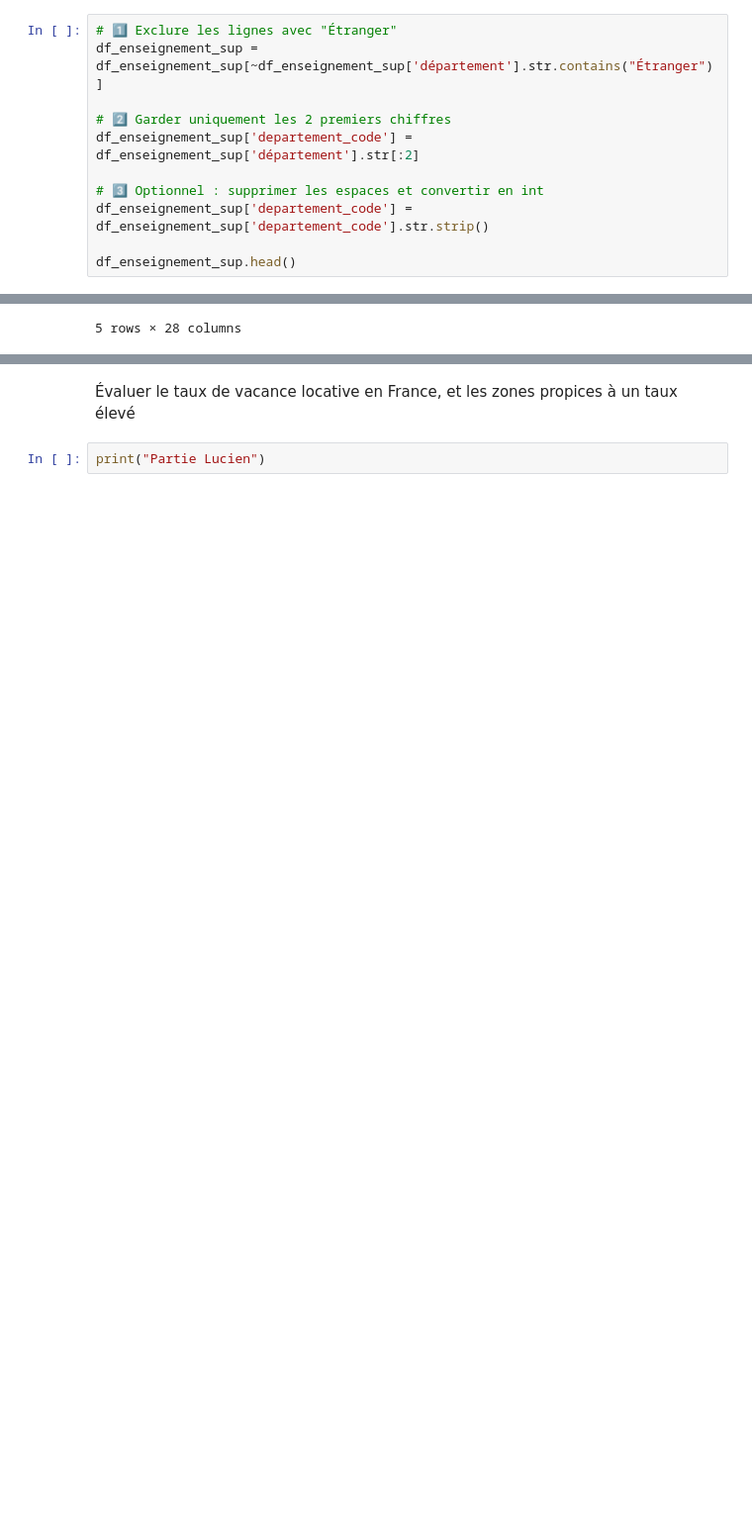
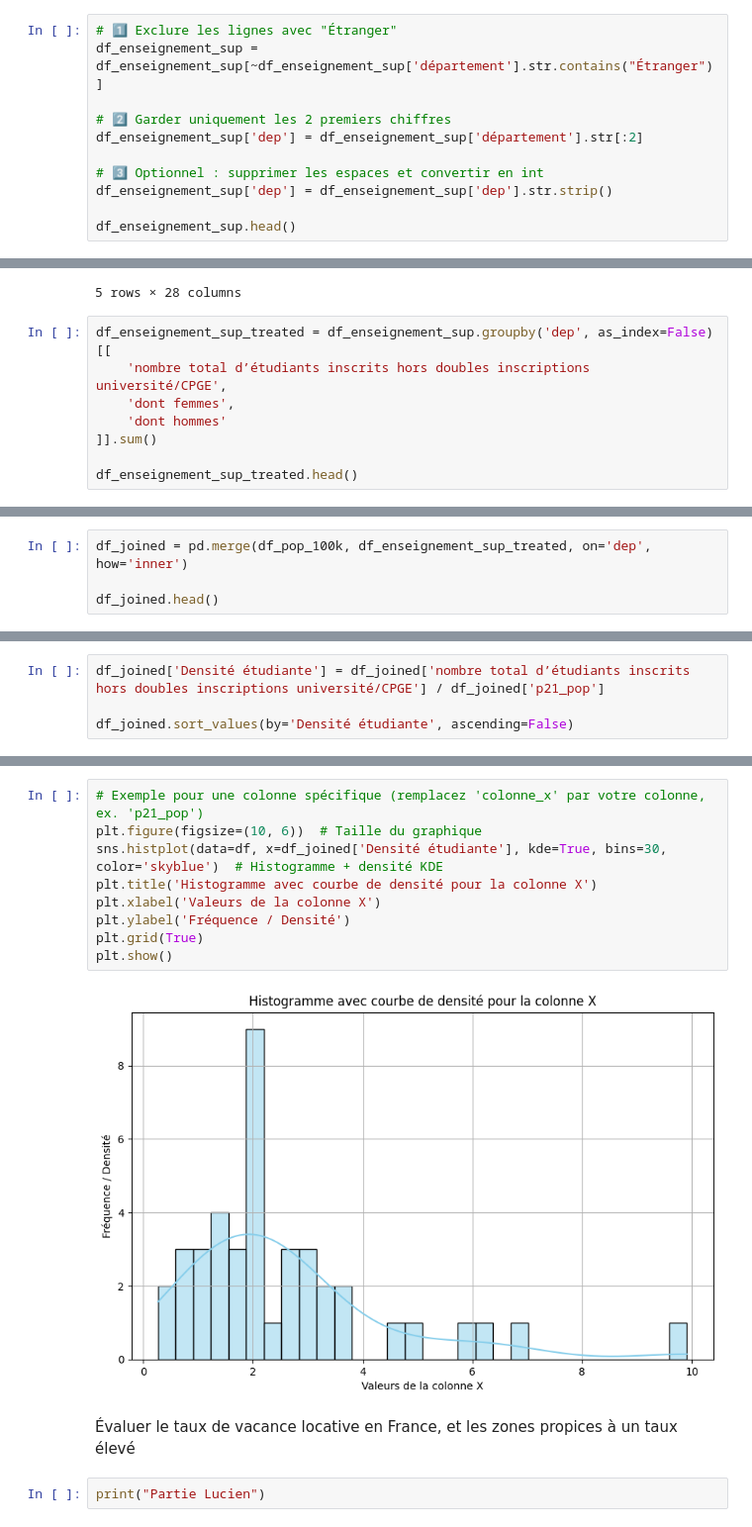
Before and after one commit to adam2504/Analyse_Donnees_Foncieres, a Jupyter notebook: notebook_adam.ipynb, the cells around one changed output, grey strips where cells are left out. Shown at 99% size. Cells and saved outputs as stored; diff of their text form; blank space fills up the shorter version.

```diff
--- a/notebook_adam.ipynb
+++ b/notebook_adam.ipynb
@@ -179,10 +185,10 @@ df_enseignement_sup.head()
 df_enseignement_sup = df_enseignement_sup[~df_enseignement_sup['département'].str.contains("Étranger")]
 
 # 2️⃣ Garder uniquement les 2 premiers chiffres
-df_enseignement_sup['departement_code'] = df_enseignement_sup['département'].str[:2]
+df_enseignement_sup['dep'] = df_enseignement_sup['département'].str[:2]
 
 # 3️⃣ Optionnel : supprimer les espaces et convertir en int
-df_enseignement_sup['departement_code'] = df_enseignement_sup['departement_code'].str.strip()
+df_enseignement_sup['dep'] = df_enseignement_sup['dep'].str.strip()
 
 df_enseignement_sup.head()
 # %% [output]
@@ -193,3 +199,11 @@ df_enseignement_sup.head()
 | 4 | 2023 | Écoles de commerce, gestion et vente | Privé | 0593202K | ... |
 | 5 | 2023 | Écoles de commerce, gestion et vente | Privé | 0593202K | ... |
 5 rows × 28 columns
+# %%
+df_enseignement_sup_treated = df_enseignement_sup.groupby('dep', as_index=False)[[
+    'nombre total d’étudiants inscrits hors doubles inscriptions université/CPGE',
+    'dont femmes',
+    'dont hommes'
+]].sum()
+
+df_enseignement_sup_treated.head()
@@ -195,0 +217,4 @@ df_enseignement_sup.head()
+# %%
+df_joined = pd.merge(df_pop_100k, df_enseignement_sup_treated, on='dep', how='inner')
+
+df_joined.head()
@@ -195,0 +228,4 @@ df_enseignement_sup.head()
+# %%
+df_joined['Densité étudiante'] = df_joined['nombre total d’étudiants inscrits hors doubles inscriptions université/CPGE'] / df_joined['p21_pop']
+
+df_joined.sort_values(by='Densité étudiante', ascending=False)
@@ -196,3 +250,14 @@ df_enseignement_sup.head()
+# %%
+# Exemple pour une colonne spécifique (remplacez 'colonne_x' par votre colonne, ex. 'p21_pop')
+plt.figure(figsize=(10, 6))  # Taille du graphique
+sns.histplot(data=df, x=df_joined['Densité étudiante'], kde=True, bins=30, color='skyblue')  # Histogramme + densité KDE
+plt.title('Histogramme avec courbe de densité pour la colonne X')
+plt.xlabel('Valeurs de la colonne X')
+plt.ylabel('Fréquence / Densité')
+plt.grid(True)
+plt.show()
+# %% [output]
+[figure, added]
 # %% [markdown]
 Évaluer le taux de vacance locative en France, et les zones propices à un taux élevé
 # %%
```
Also changed, not shown: parts of 8 cells of this notebook.
